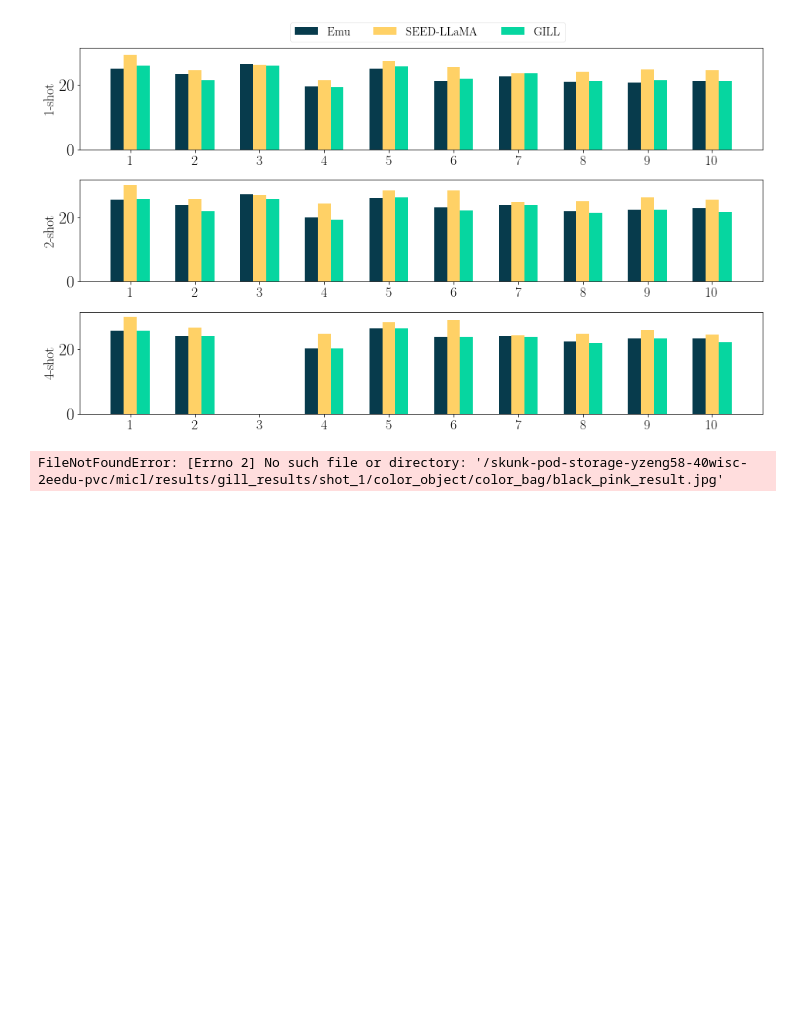
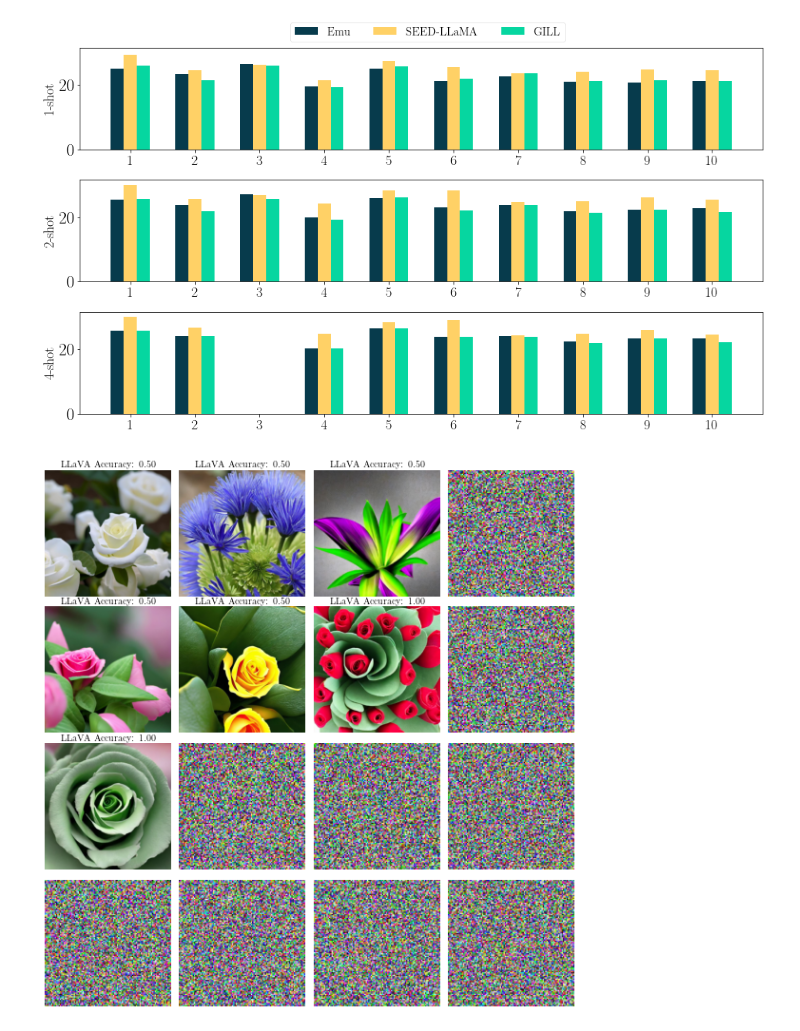
Before and after one commit to UW-Madison-Lee-Lab/CoBSAT, a Jupyter notebook: analysis/results_analysis2.ipynb, the cells around one changed output. Cells and saved outputs as stored; diff of their text form; code cells hidden in the pictures; blank space fills up the shorter version.

```diff
--- a/analysis/results_analysis2.ipynb
+++ b/analysis/results_analysis2.ipynb
@@ -128,7 +128,7 @@ plt.show()
 # %% [output]
 [figure]
 # %%
-def get_images(
+def get_image(
     model,
     num_shot,
     latent,
@@ -164,0 +195,13 @@ def get_images(
+# %%
+def generate_zigzag_indices(n_rows, n_cols):
+    if n_rows != n_cols:
+        raise ValueError('n_rows and n_cols must be equal')
+
+    indices = []
+    for i in range(n_rows):
+        for j in range(i):
+            indices.append((j,i))
+            indices.append((i,j))
+        indices.append((i,i))
+
+    return indices
@@ -165,13 +271,15 @@ def get_images(
 # %%
-get_images(
-    model = 'gill',
+visualize(
+    model = 'seed',
     num_shot = 1,
-    latent = 'bag',
-    image_name = 'black_pink_result.jpg',
+    latent = 'flower',
+    query = 'green',
     dataid = 1,
     metric = 'llava',
     task_category = 'color_object',
-    task_subcategory = 'color_bag',
+    task_subcategory = 'color_flower',
+    n_cols = 4,
+    n_rows = 4,
 )
 # %% [output]
-FileNotFoundError: [Errno 2] No such file or directory: '/skunk-pod-storage-yzeng58-40wisc-2eedu-pvc/micl/results/gill_results/shot_1/color_object/color_bag/black_pink_result.jpg'
+[figure, added]
```
Also changed, not shown: parts of 6 cells of this notebook, 6 other files.
